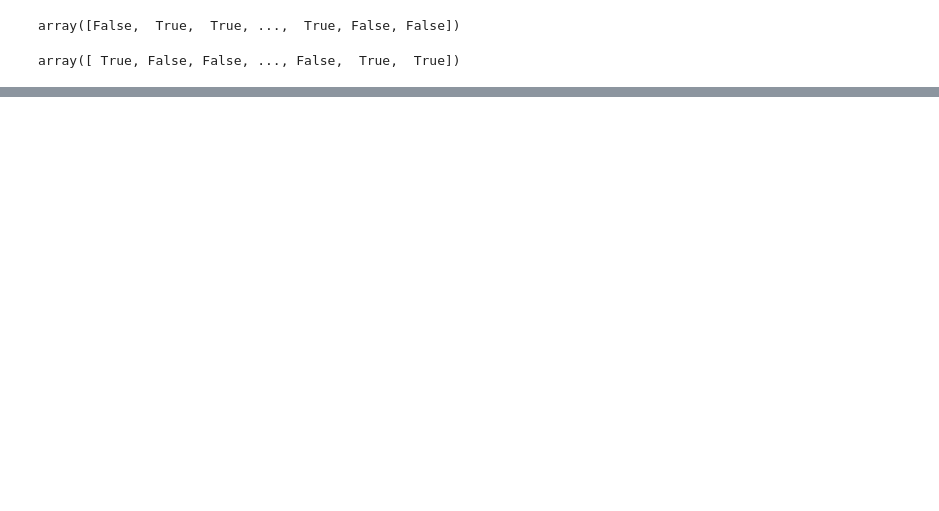
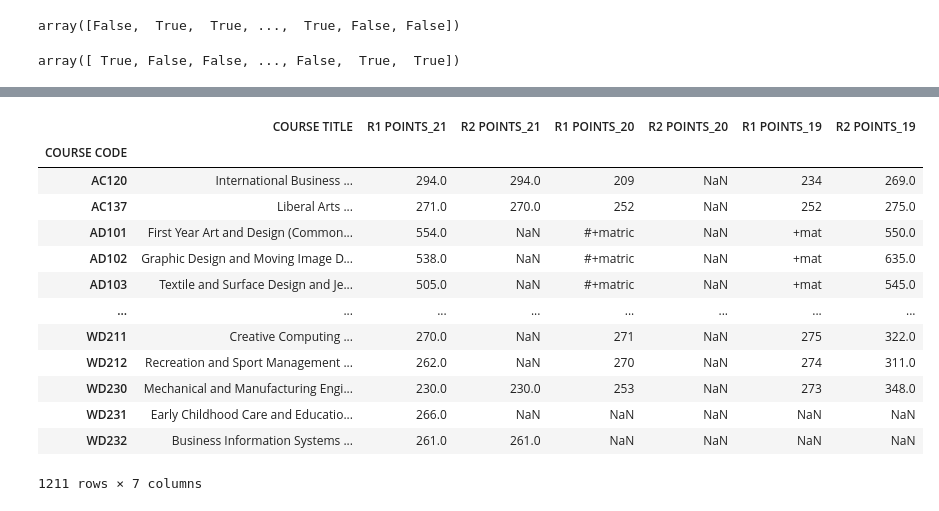
Before and after one commit to Anja585/SchoolProject-FundamentalsOfDataAnalysis, a Jupyter notebook: cao.ipynb, the cells around one changed output, grey strips where cells are left out. Drawn from its saved outputs; the diff is of its cells as text; code cells hidden in the pictures; blank space fills up the shorter version.

```diff
--- a/cao.ipynb
+++ b/cao.ipynb
@@ -334,3 +356,23 @@ Name: COURSE TITLE, Length: 1211, dtype: object
+# %%
+# selecting only the relevant columns
+allcourses = courses_joined[['COURSE TITLE', 'R1 POINTS_21', 'R2 POINTS_21', 'R1 POINTS_20','R2 POINTS_20',
+                            'R1 POINTS_19', 'R2 POINTS_19']]
+allcourses
+# %% [output]
+|  | COURSE TITLE | R1 POINTS_21 | R2 POINTS_21 | R1 POINTS_20 | R2 POINTS_20 | R1 POINTS_19 | R2 POINTS_19 |
+| COURSE CODE |  |  |  |  |  |  |  |
+| AC120 | International Business ... | 294.0 | 294.0 | 209 | NaN | 234 | 269.0 |
+| AC137 | Liberal Arts ... | 271.0 | 270.0 | 252 | NaN | 252 | 275.0 |
+| AD101 | First Year Art and Design (Common... | 554.0 | NaN | #+matric | NaN | +mat | 550.0 |
+| AD102 | Graphic Design and Moving Image D... | 538.0 | NaN | #+matric | NaN | +mat | 635.0 |
+| AD103 | Textile and Surface Design and Je... | 505.0 | NaN | #+matric | NaN | +mat | 545.0 |
+| ... | ... | ... | ... | ... | ... | ... | ... |
+| WD211 | Creative Computing ... | 270.0 | NaN | 271 | NaN | 275 | 322.0 |
+| WD212 | Recreation and Sport Management ... | 262.0 | NaN | 270 | NaN | 274 | 311.0 |
+| WD230 | Mechanical and Manufacturing Engi... | 230.0 | 230.0 | 253 | NaN | 273 | 348.0 |
+| WD231 | Early Childhood Care and Educatio... | 266.0 | NaN | NaN | NaN | NaN | NaN |
+| WD232 | Business Information Systems ... | 261.0 | 261.0 | NaN | NaN | NaN | NaN |
+1211 rows × 7 columns
 # %% [markdown]
 ## References
 1. Central Applications Office Ltd. (2021). Points Required for Entry to 2021 Courses. CAO. Retrieved October 16, 2021, from https://www.cao.ie/index.php?page=points&p=2021&bb=points
```
Also changed, not shown: parts of 11 cells of this notebook, 4 other files.
